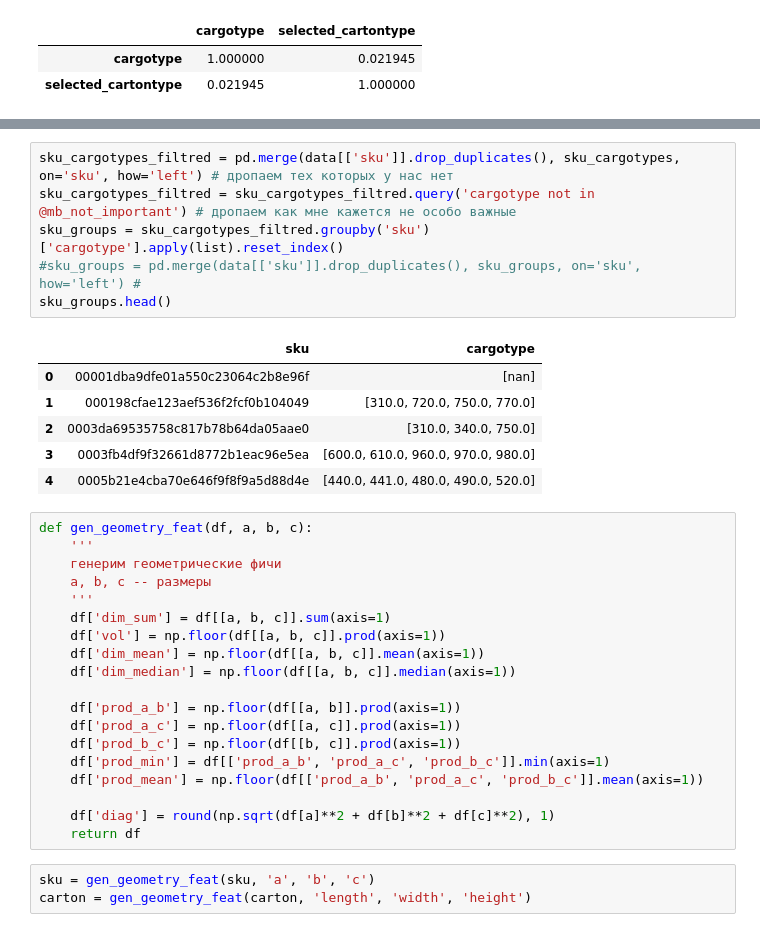
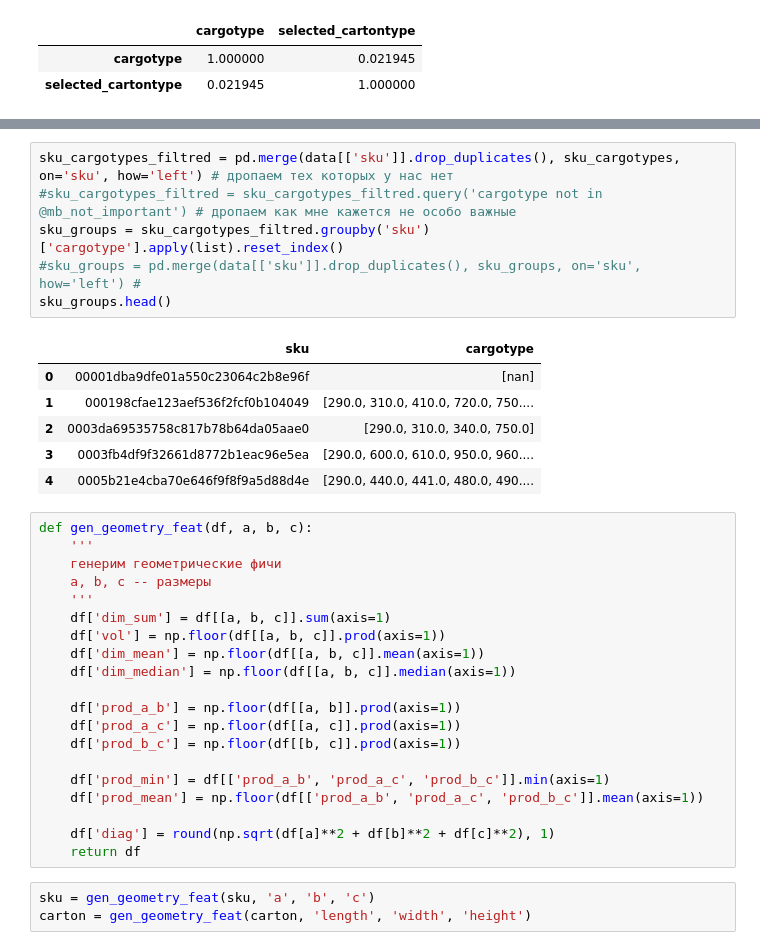
Before and after one commit to johnmcv761/Ya_hackaton_package_choose, a Jupyter notebook: catboost.ipynb, the cells around one changed output, grey strips where cells are left out. Drawn from its saved outputs; the diff is of its cells as text.

```diff
--- a/catboost.ipynb
+++ b/catboost.ipynb
@@ -165,16 +53,16 @@ sku_cargotypes.head()
 # %%
 sku_cargotypes_filtred = pd.merge(data[['sku']].drop_duplicates(), sku_cargotypes, on='sku', how='left') # дропаем тех которых у нас нет
-sku_cargotypes_filtred = sku_cargotypes_filtred.query('cargotype not in @mb_not_important') # дропаем как мне кажется не особо важные
+#sku_cargotypes_filtred = sku_cargotypes_filtred.query('cargotype not in @mb_not_important') # дропаем как мне кажется не особо важные
 sku_groups = sku_cargotypes_filtred.groupby('sku')['cargotype'].apply(list).reset_index()
 #sku_groups = pd.merge(data[['sku']].drop_duplicates(), sku_groups, on='sku', how='left') #
 sku_groups.head()
 # %% [output]
 |  | sku | cargotype |
 | 0 | 00001dba9dfe01a550c23064c2b8e96f | [nan] |
-| 1 | 000198cfae123aef536f2fcf0b104049 | [310.0, 720.0, 750.0, 770.0] |
-| 2 | 0003da69535758c817b78b64da05aae0 | [310.0, 340.0, 750.0] |
-| 3 | 0003fb4df9f32661d8772b1eac96e5ea | [600.0, 610.0, 960.0, 970.0, 980.0] |
-| 4 | 0005b21e4cba70e646f9f8f9a5d88d4e | [440.0, 441.0, 480.0, 490.0, 520.0] |
+| 1 | 000198cfae123aef536f2fcf0b104049 | [290.0, 310.0, 410.0, 720.0, 750.... |
+| 2 | 0003da69535758c817b78b64da05aae0 | [290.0, 310.0, 340.0, 750.0] |
+| 3 | 0003fb4df9f32661d8772b1eac96e5ea | [290.0, 600.0, 610.0, 950.0, 960.... |
+| 4 | 0005b21e4cba70e646f9f8f9a5d88d4e | [290.0, 440.0, 441.0, 480.0, 490.... |
 # %%
 def gen_geometry_feat(df, a, b, c):
     '''
@@ -189,6 +77,7 @@ def gen_geometry_feat(df, a, b, c):
     df['prod_a_b'] = np.floor(df[[a, b]].prod(axis=1))
     df['prod_a_c'] = np.floor(df[[a, c]].prod(axis=1))
     df['prod_b_c'] = np.floor(df[[b, c]].prod(axis=1))
+
     df['prod_min'] = df[['prod_a_b', 'prod_a_c', 'prod_b_c']].min(axis=1)
     df['prod_mean'] = np.floor(df[['prod_a_b', 'prod_a_c', 'prod_b_c']].mean(axis=1))
 
```
Also changed, not shown: parts of 75 cells of this notebook.
